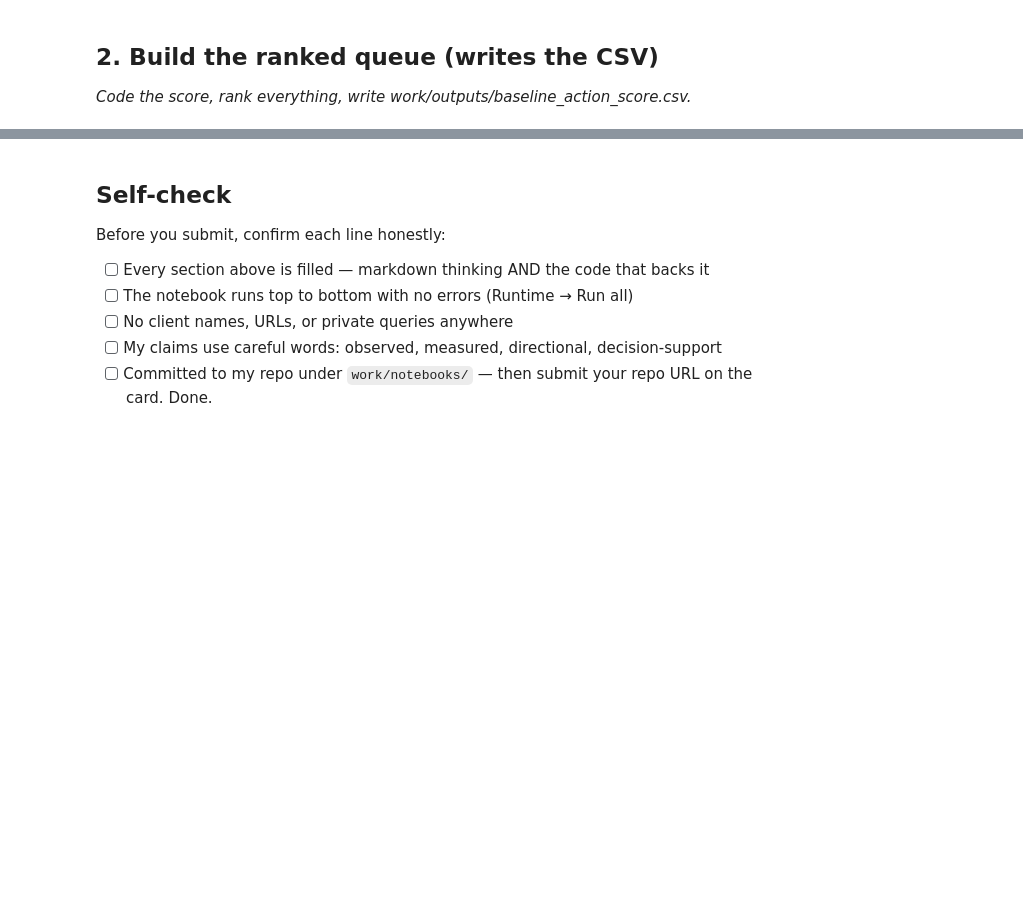
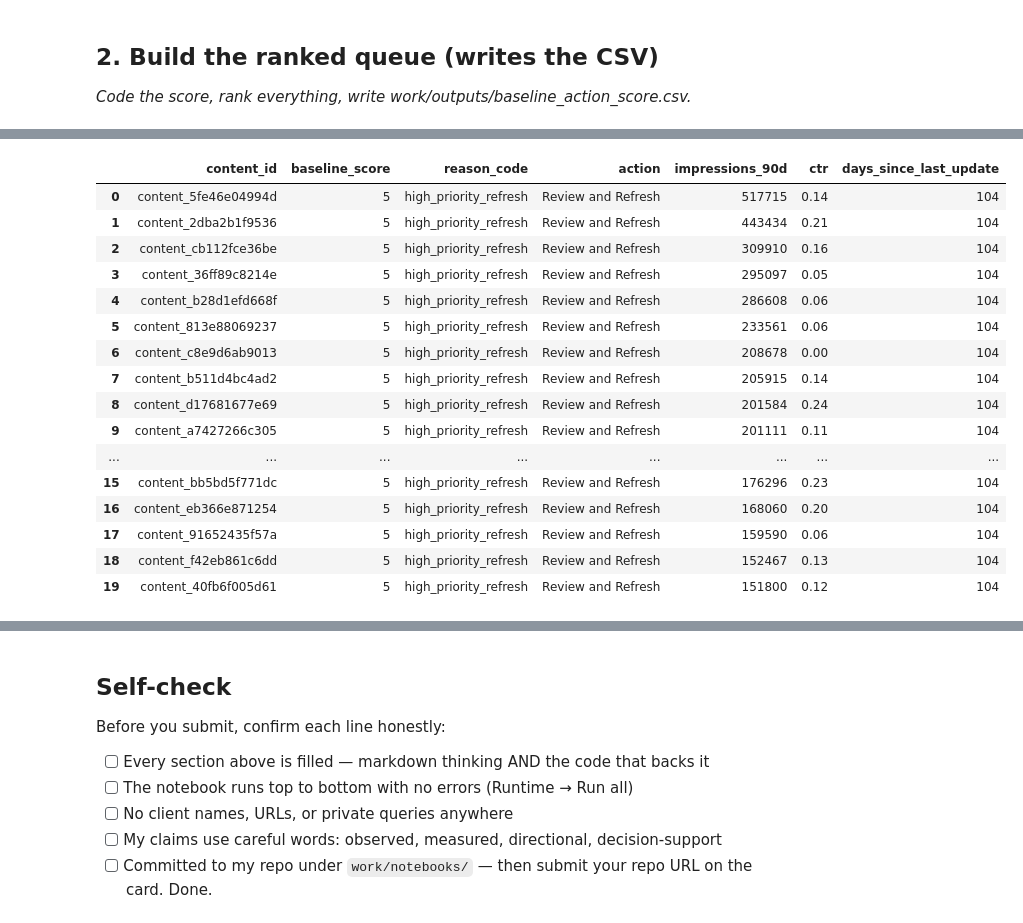
Before and after one commit to FlyRank-Internship/week1-flyrank-ml-internship-starter, a Jupyter notebook: work/notebooks/w04_baseline_score.ipynb, the cells around one changed output, grey strips where cells are left out. Saved outputs shown, nothing was run; the diff lists cells and outputs as text; code cells hidden in the pictures; blank space fills up the shorter version.

```diff
--- a/work/notebooks/w04_baseline_score.ipynb
+++ b/work/notebooks/w04_baseline_score.ipynb
@@ -15,0 +25,7 @@ This skeleton is yours to fill. Work the sections **in order** — each one has
+# %%
+import pandas as pd
+
+df = pd.read_csv("data/raw/content_refresh_anonymized.csv")
+
+print(df.shape)
+df.head()
@@ -36,0 +173,32 @@ This skeleton is yours to fill. Work the sections **in order** — each one has
+# %%
+top20 = ranked.head(20)
+
+top20[
+    [
+        "content_id",
+        "baseline_score",
+        "reason_code",
+        "action",
+        "impressions_90d",
+        "ctr",
+        "days_since_last_update"
+    ]
+]
+# %% [output]
+|  | content_id | baseline_score | reason_code | action | impressions_90d | ctr | days_since_last_update |
+| 0 | content_5fe46e04994d | 5 | high_priority_refresh | Review and Refresh | 517715 | 0.14 | 104 |
+| 1 | content_2dba2b1f9536 | 5 | high_priority_refresh | Review and Refresh | 443434 | 0.21 | 104 |
+| 2 | content_cb112fce36be | 5 | high_priority_refresh | Review and Refresh | 309910 | 0.16 | 104 |
+| 3 | content_36ff89c8214e | 5 | high_priority_refresh | Review and Refresh | 295097 | 0.05 | 104 |
+| 4 | content_b28d1efd668f | 5 | high_priority_refresh | Review and Refresh | 286608 | 0.06 | 104 |
+| 5 | content_813e88069237 | 5 | high_priority_refresh | Review and Refresh | 233561 | 0.06 | 104 |
+| 6 | content_c8e9d6ab9013 | 5 | high_priority_refresh | Review and Refresh | 208678 | 0.00 | 104 |
+| 7 | content_b511d4bc4ad2 | 5 | high_priority_refresh | Review and Refresh | 205915 | 0.14 | 104 |
+| 8 | content_d17681677e69 | 5 | high_priority_refresh | Review and Refresh | 201584 | 0.24 | 104 |
+| 9 | content_a7427266c305 | 5 | high_priority_refresh | Review and Refresh | 201111 | 0.11 | 104 |
+| ... | ... | ... | ... | ... | ... | ... | ... |
+| 15 | content_bb5bd5f771dc | 5 | high_priority_refresh | Review and Refresh | 176296 | 0.23 | 104 |
+| 16 | content_eb366e871254 | 5 | high_priority_refresh | Review and Refresh | 168060 | 0.20 | 104 |
+| 17 | content_91652435f57a | 5 | high_priority_refresh | Review and Refresh | 159590 | 0.06 | 104 |
+| 18 | content_f42eb861c6dd | 5 | high_priority_refresh | Review and Refresh | 152467 | 0.13 | 104 |
+| 19 | content_40fb6f005d61 | 5 | high_priority_refresh | Review and Refresh | 151800 | 0.12 | 104 |
```
Also changed, not shown: parts of 17 cells of this notebook.
